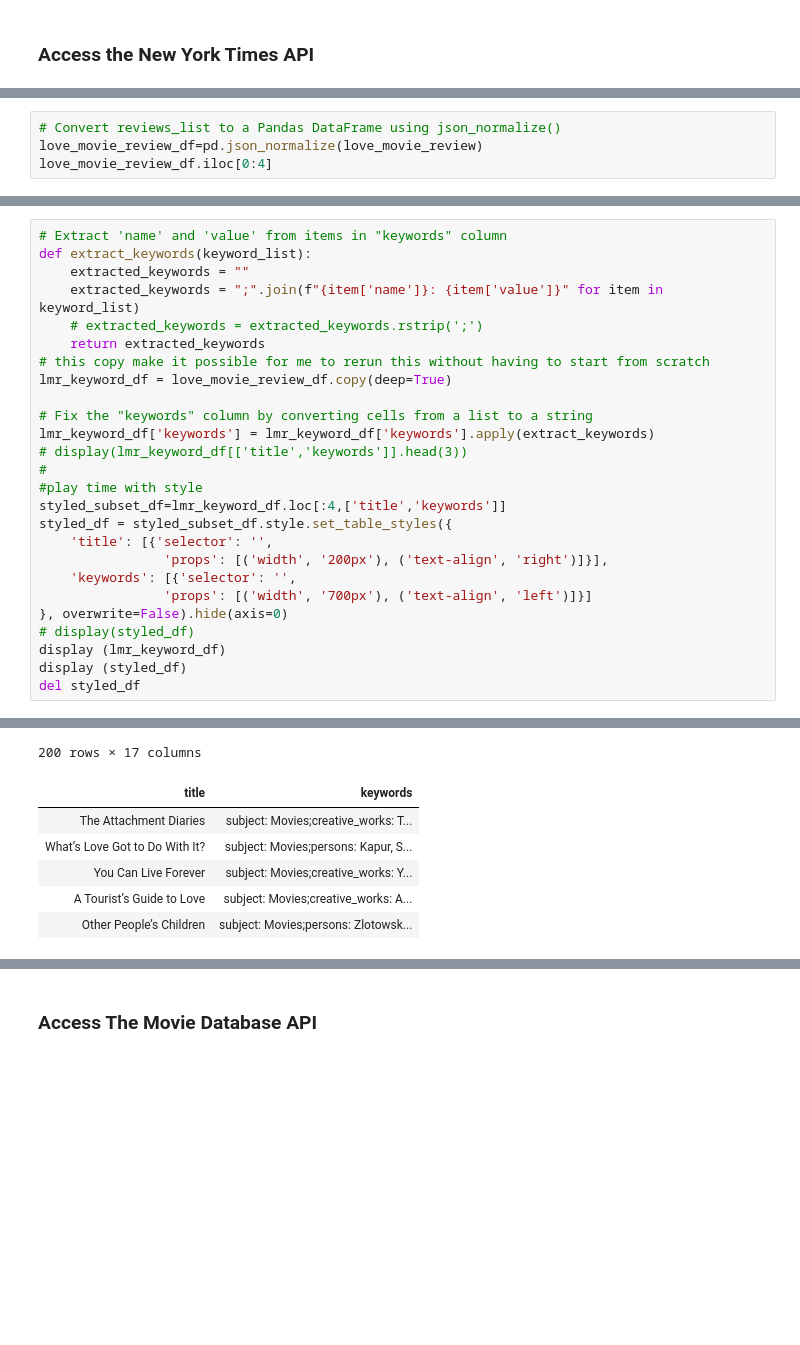
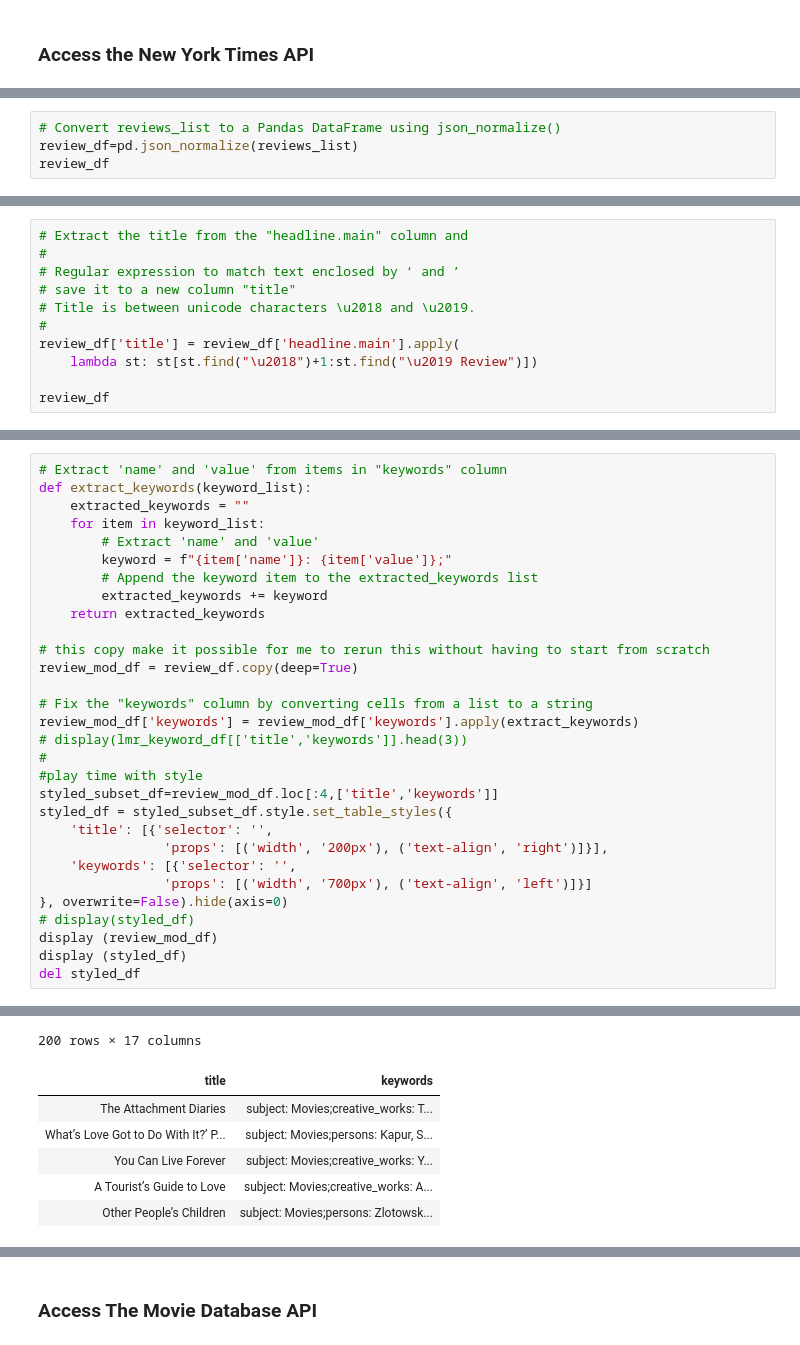
Before and after one commit to ehxewri/data-sourcing-challenge, a Jupyter notebook: retrieve_movie_data.ipynb, the cells around one changed output, grey strips where cells are left out. Drawn from its saved outputs; the diff is of its cells as text; blank space fills up the shorter version.

```diff
--- a/retrieve_movie_data.ipynb
+++ b/retrieve_movie_data.ipynb
@@ -146,8 +150,8 @@ print (json.dumps(love_movie_review[:5], indent=4))
 ]
 # %%
 # Convert reviews_list to a Pandas DataFrame using json_normalize()
-love_movie_review_df=pd.json_normalize(love_movie_review)
-love_movie_review_df.iloc[0:4]
+review_df=pd.json_normalize(reviews_list)
+review_df
 # %% [output]
 |  | web_url | snippet | source | keywords | pub_date | word_count | headline.main | headline.kicker | ... |
 | 0 | https://www.nytimes.com/2023/05/2... | A gynecologist and her patient fo... | The New York Times | [{'name': 'subject', 'value': 'Mo... | 2023-05-25T11:00:03+0000 | 295 | ‘The Attachment Diaries’ Review: ... | None | ... |
@@ -216,0 +169,11 @@ not found (185, 'Review: Those Movies, Himself — Bertrand Tavernier’s Tour o
+# %%
+# Extract the title from the "headline.main" column and
+#
+# Regular expression to match text enclosed by ‘ and ’
+# save it to a new column "title"
+# Title is between unicode characters \u2018 and \u2019.
+#
+review_df['title'] = review_df['headline.main'].apply(
+    lambda st: st[st.find("\u2018")+1:st.find("\u2019 Review")])
+
+review_df
@@ -218,45 +195,49 @@ not found (185, 'Review: Those Movies, Himself — Bertrand Tavernier’s Tour o
 # Extract 'name' and 'value' from items in "keywords" column
 def extract_keywords(keyword_list):
     extracted_keywords = ""
-    extracted_keywords = ";".join(f"{item['name']}: {item['value']}" for item in keyword_list)
-    # extracted_keywords = extracted_keywords.rstrip(';')
+    for item in keyword_list:
+        # Extract 'name' and 'value'
+        keyword = f"{item['name']}: {item['value']};"
+        # Append the keyword item to the extracted_keywords list
+        extracted_keywords += keyword
     return extracted_keywords
+
 # this copy make it possible for me to rerun this without having to start from scratch
-lmr_keyword_df = love_movie_review_df.copy(deep=True)
+review_mod_df = review_df.copy(deep=True)
 
 # Fix the "keywords" column by converting cells from a list to a string
-lmr_keyword_df['keywords'] = lmr_keyword_df['keywords'].apply(extract_keywords)
+review_mod_df['keywords'] = review_mod_df['keywords'].apply(extract_keywords)
 # display(lmr_keyword_df[['title','keywords']].head(3))
 #
 #play time with style
-styled_subset_df=lmr_keyword_df.loc[:4,['title','keywords']]
+styled_subset_df=review_mod_df.loc[:4,['title','keywords']]
 styled_df = styled_subset_df.style.set_table_styles({
     'title': [{'selector': '',
                 'props': [('width', '200px'), ('text-align', 'right')]}],
     'keywords': [{'selector': '',
                 'props': [('width', '700px'), ('text-align', 'left')]}]
 }, overwrite=False).hide(axis=0)
 # display(styled_df)
-display (lmr_keyword_df)
+display (review_mod_df)
 display (styled_df)
 del styled_df
 # %% [output]
 |  | web_url | snippet | source | keywords | pub_date | word_count | headline.main | headline.kicker | ... |
 | 0 | https://www.nytimes.com/2023/05/2... | A gynecologist and her patient fo... | The New York Times | subject: Movies;creative_works: T... | 2023-05-25T11:00:03+0000 | 295 | ‘The Attachment Diaries’ Review: ... | None | ... |
 | 1 | https://www.nytimes.com/2023/05/0... | Two childhood friends navigate cu... | The New York Times | subject: Movies;persons: Kapur, S... | 2023-05-04T17:16:45+0000 | 287 | Review: ‘What’s Love Got to Do Wi... | None | ... |
 | 2 | https://www.nytimes.com/2023/05/0... | Religion comes between two girls ... | The New York Times | subject: Movies;creative_works: Y... | 2023-05-04T11:00:08+0000 | 294 | ‘You Can Live Forever’ Review: Do... | None | ... |
 | 3 | https://www.nytimes.com/2023/04/2... | Rachael Leigh Cook stars in this ... | The New York Times | subject: Movies;creative_works: A... | 2023-04-21T07:03:25+0000 | 276 | ‘A Tourist’s Guide to Love’ Revie... | None | ... |
 | 4 | https://www.nytimes.com/2023/04/2... | A radiant Virginie Efira stars as... | The New York Times | subject: Movies;persons: Zlotowsk... | 2023-04-20T15:35:13+0000 | 801 | ‘Other People’s Children’ Review:... | Critic’s pick | ... |
 | ... | ... | ... | ... | ... | ... | ... | ... | ... | ... |
 | 195 | https://www.nytimes.com/2017/03/0... | This moody romance stars Tatiana ... | The New York Times | subject: Movies;creative_works: T... | 2017-03-09T21:54:58+0000 | 251 | Review: A Combustible Pair Find L... | None | ... |
 | 196 | https://www.nytimes.com/2017/03/0... | A nurse travels to the Ottoman Em... | The New York Times | subject: Movies;creative_works: T... | 2017-03-09T21:53:12+0000 | 267 | Review: Love as the World Wars, i... | None | ... |
 | 197 | https://www.nytimes.com/2017/03/0... | Josh Kornbluth runs afoul of the ... | The New York Times | creative_works: Love & Taxes (Mov... | 2017-03-02T21:44:18+0000 | 246 | Review: It’s All Mirth and Taxes ... | None | ... |
 | 198 | https://www.nytimes.com/2017/02/1... | A messed-up heroine is asked to c... | The New York Times | subject: Movies;creative_works: E... | 2017-02-16T21:45:50+0000 | 256 | Review: ‘Everybody Loves Somebody... | None | ... |
 | 199 | https://www.nytimes.com/2017/02/0... | This documentary profiles distinc... | The New York Times | creative_works: Kedi (Movie);subj... | 2017-02-09T16:21:39+0000 | 274 | Review: Cute Cats of ‘Kedi,’ Reki... | None | ... |
 200 rows × 17 columns
 | title | keywords |
 | The Attachment Diaries | subject: Movies;creative_works: T... |
-| What’s Love Got to Do With It? | subject: Movies;persons: Kapur, S... |
+| What’s Love Got to Do With It?’ P... | subject: Movies;persons: Kapur, S... |
 | You Can Live Forever | subject: Movies;creative_works: Y... |
 | A Tourist’s Guide to Love | subject: Movies;creative_works: A... |
 | Other People’s Children | subject: Movies;persons: Zlotowsk... |
```
Also changed, not shown: parts of 18 cells of this notebook, 1 other file.
